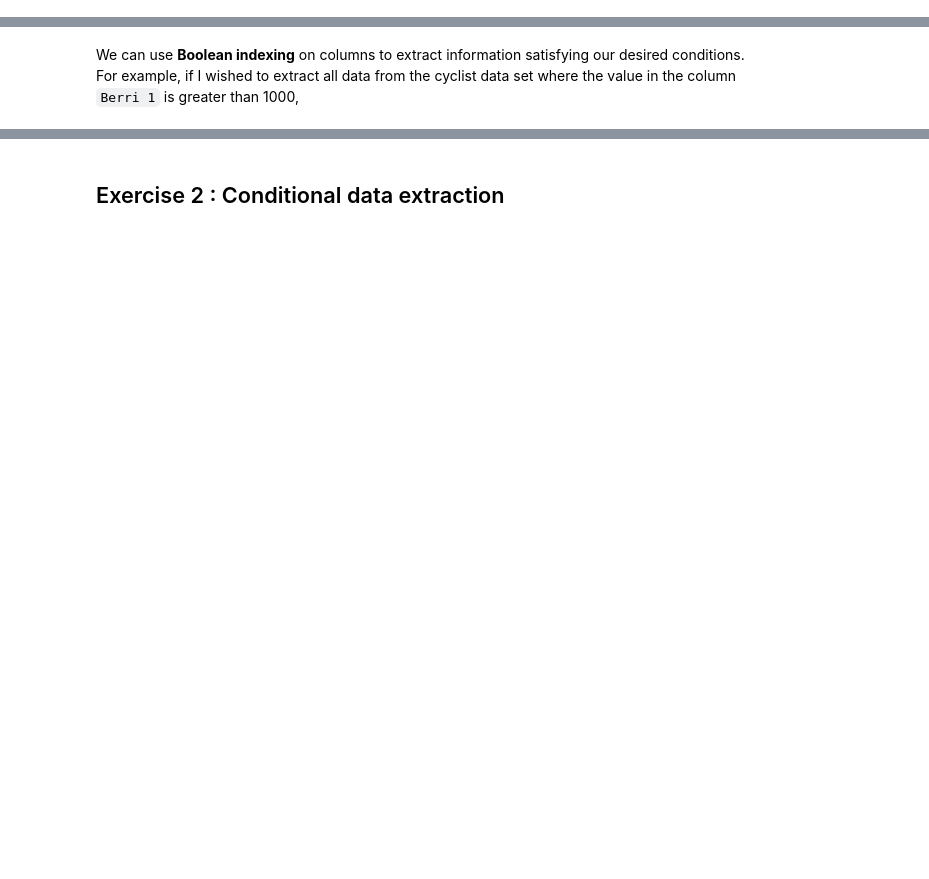
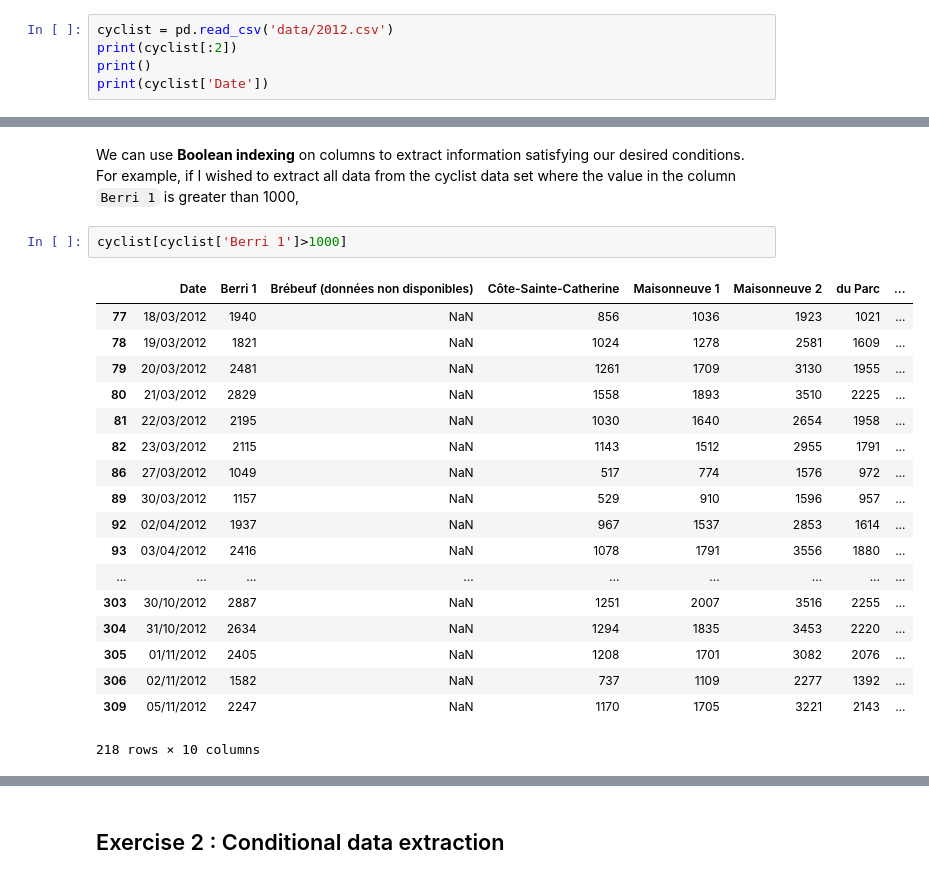
Before and after one commit to MRossol/python-sp16, a Jupyter notebook: lessons/pandas-working.ipynb, the cells around one changed output, grey strips where cells are left out. Saved outputs shown, nothing was run; the diff lists cells and outputs as text; blank space fills up the shorter version.

```diff
--- a/lessons/pandas-working.ipynb
+++ b/lessons/pandas-working.ipynb
@@ -346,3 +426,8 @@ Using the `DataFrame df1` created above, perform the following operations:
 ## DataFrames: Data Manipulation
 
 Now let us look at the cyclist DataFrame we created.  To extract a column from the DataFrame,
+# %%
+cyclist = pd.read_csv('data/2012.csv')
+print(cyclist[:2])
+print()
+print(cyclist['Date'])
@@ -349,5 +452,26 @@ Now let us look at the cyclist DataFrame we created.  To extract a column from t
 # %% [markdown]
 We can use **Boolean indexing** on columns to extract information satisfying our desired conditions. For example, if I wished to extract all data from the cyclist data set where the value in the column `Berri 1` is greater than 1000,
+# %%
+cyclist[cyclist['Berri 1']>1000]
+# %% [output]
+|  | Date | Berri 1 | Brébeuf (données non disponibles) | Côte-Sainte-Catherine | Maisonneuve 1 | Maisonneuve 2 | du Parc | ... |
+| 77 | 18/03/2012 | 1940 | NaN | 856 | 1036 | 1923 | 1021 | ... |
+| 78 | 19/03/2012 | 1821 | NaN | 1024 | 1278 | 2581 | 1609 | ... |
+| 79 | 20/03/2012 | 2481 | NaN | 1261 | 1709 | 3130 | 1955 | ... |
+| 80 | 21/03/2012 | 2829 | NaN | 1558 | 1893 | 3510 | 2225 | ... |
+| 81 | 22/03/2012 | 2195 | NaN | 1030 | 1640 | 2654 | 1958 | ... |
+| 82 | 23/03/2012 | 2115 | NaN | 1143 | 1512 | 2955 | 1791 | ... |
+| 86 | 27/03/2012 | 1049 | NaN | 517 | 774 | 1576 | 972 | ... |
+| 89 | 30/03/2012 | 1157 | NaN | 529 | 910 | 1596 | 957 | ... |
+| 92 | 02/04/2012 | 1937 | NaN | 967 | 1537 | 2853 | 1614 | ... |
+| 93 | 03/04/2012 | 2416 | NaN | 1078 | 1791 | 3556 | 1880 | ... |
+| ... | ... | ... | ... | ... | ... | ... | ... | ... |
+| 303 | 30/10/2012 | 2887 | NaN | 1251 | 2007 | 3516 | 2255 | ... |
+| 304 | 31/10/2012 | 2634 | NaN | 1294 | 1835 | 3453 | 2220 | ... |
+| 305 | 01/11/2012 | 2405 | NaN | 1208 | 1701 | 3082 | 2076 | ... |
+| 306 | 02/11/2012 | 1582 | NaN | 737 | 1109 | 2277 | 1392 | ... |
+| 309 | 05/11/2012 | 2247 | NaN | 1170 | 1705 | 3221 | 2143 | ... |
+218 rows × 10 columns
 # %%
 from pandas.util.testing import rands
 df=pd.DataFrame(np.random.randn(dates.size,4),index=dates,columns=list('ABCD'))
```
Also changed, not shown: parts of 60 cells of this notebook, 3 other files.
